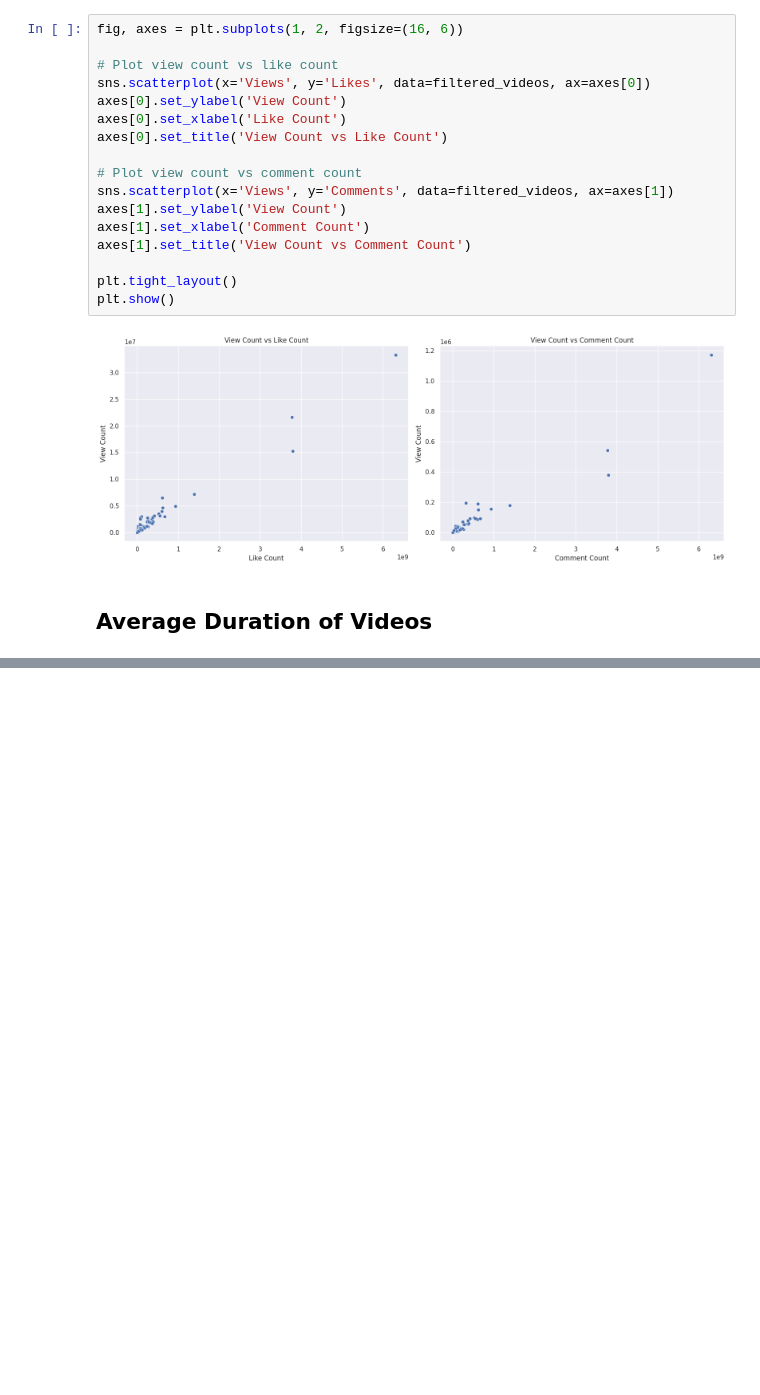
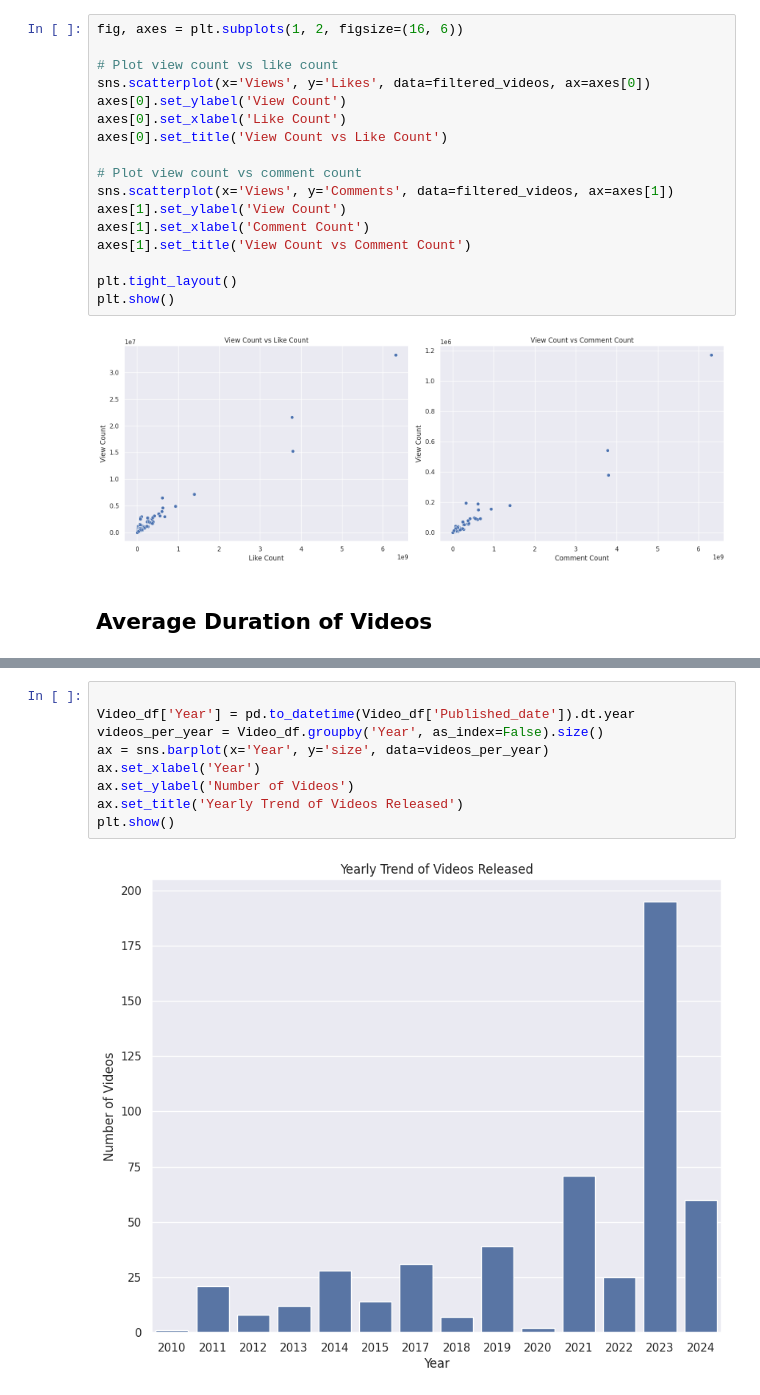
Before and after one commit to KeshavaYada/-YouTube-API-Analysis-Spotlight-on-Ed-Sheeran-, a Jupyter notebook: My_YT_ANALYSIS.ipynb, the cells around one changed output, grey strips where cells are left out. Drawn from its saved outputs; the diff is of its cells as text; blank space fills up the shorter version.

```diff
--- a/My_YT_ANALYSIS.ipynb
+++ b/My_YT_ANALYSIS.ipynb
@@ -501,3 +506,14 @@ plt.title('Distribution of Video Durations')
 plt.show()
 # %% [output]
 [figure]
+# %%
+
+Video_df['Year'] = pd.to_datetime(Video_df['Published_date']).dt.year
+videos_per_year = Video_df.groupby('Year', as_index=False).size()
+ax = sns.barplot(x='Year', y='size', data=videos_per_year)
+ax.set_xlabel('Year')
+ax.set_ylabel('Number of Videos')
+ax.set_title('Yearly Trend of Videos Released')
+plt.show()
+# %% [output]
+[figure, added]
```
Also changed, not shown: parts of 19 cells of this notebook.
